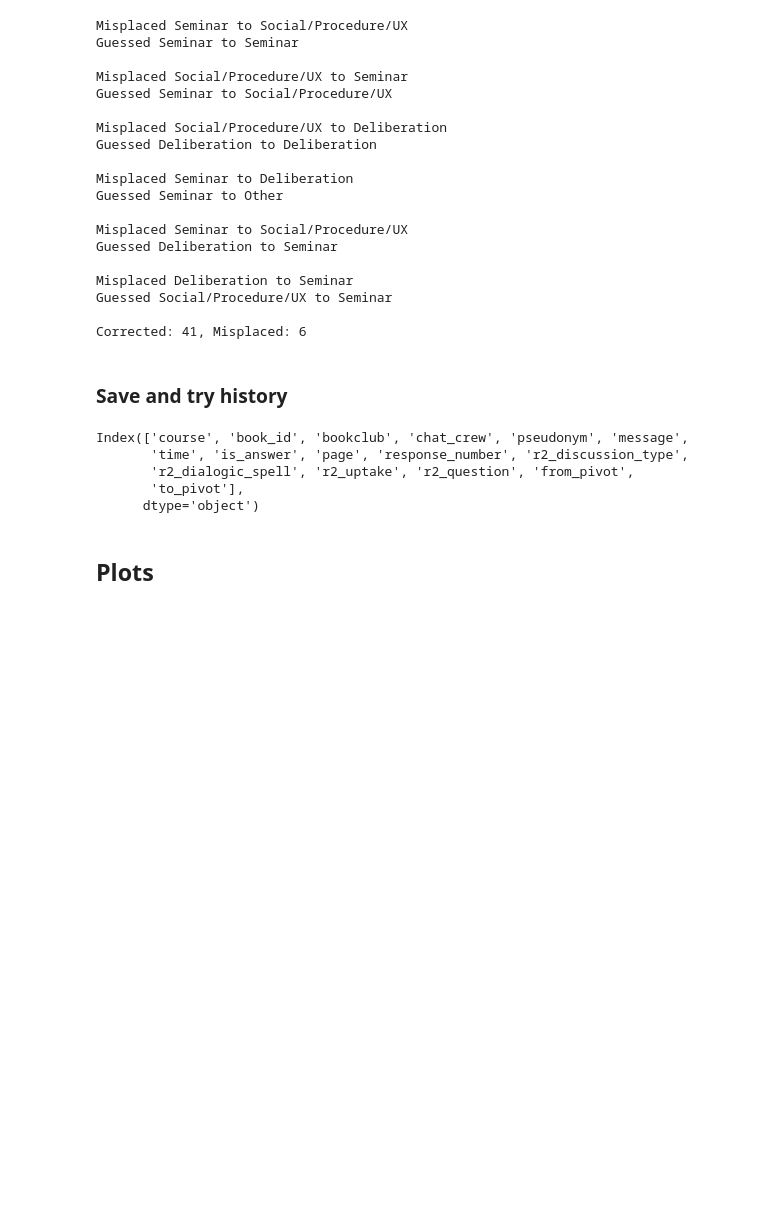
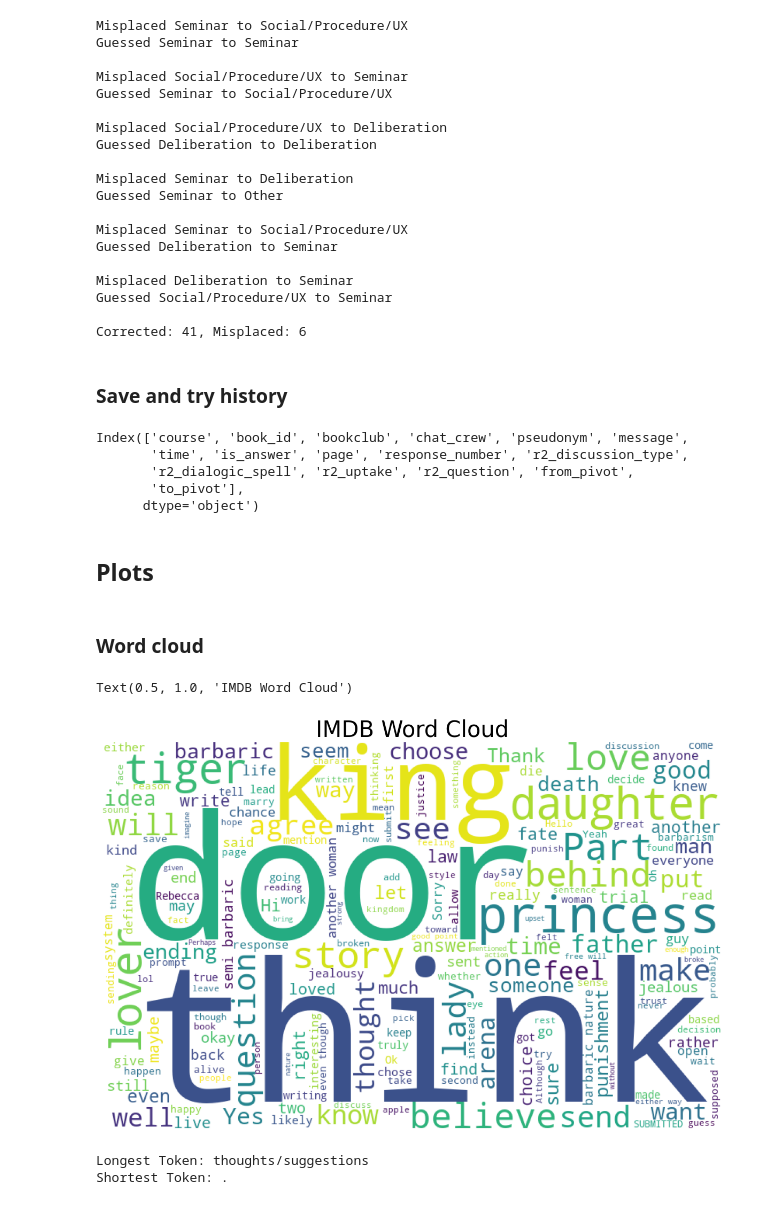
Before and after one commit to UL-FRI-NLP-2023-2024/ul-fri-nlp-course-project-processingbit, a Jupyter notebook: src/exploration.ipynb, the cells around one changed output. Cells and saved outputs as stored; diff of their text form; code cells hidden in the pictures; blank space fills up the shorter version.

Commit message:
plots

```diff
--- a/src/exploration.ipynb
+++ b/src/exploration.ipynb
@@ -507,2 +522,17 @@ discussion_data.to_csv('cleaned_data/discussion_data.csv', index=False)
 # %% [markdown]
 ## Plots
+# %% [markdown]
+### Word cloud
+# %%
+messages = data['message']
+
+plt.figure(figsize=(15, 15))
+wc = WordCloud(background_color='white',
+               width=800,
+               height=500).generate(" ".join(messages))
+plt.imshow(wc)
+plt.axis('off')
+plt.title('IMDB Word Cloud', fontsize=30)
+# %% [output]
+Text(0.5, 1.0, 'IMDB Word Cloud')
+[figure, added]
@@ -508,0 +554,15 @@ discussion_data.to_csv('cleaned_data/discussion_data.csv', index=False)
+# %%
+all_tokens = []
+for message in data['message']:
+    tokens = word_tokenize(message)
+    all_tokens.extend(tokens)
+
+# Find the longest and shortest tokens
+longest_token = max(all_tokens, key=len)
+shortest_token = min(all_tokens, key=len)
+
+print("Longest Token:", longest_token)
+print("Shortest Token:", shortest_token)
+# %% [output]
+Longest Token: thoughts/suggestions
+Shortest Token: .
```
Also changed, not shown: parts of 18 cells of this notebook.
